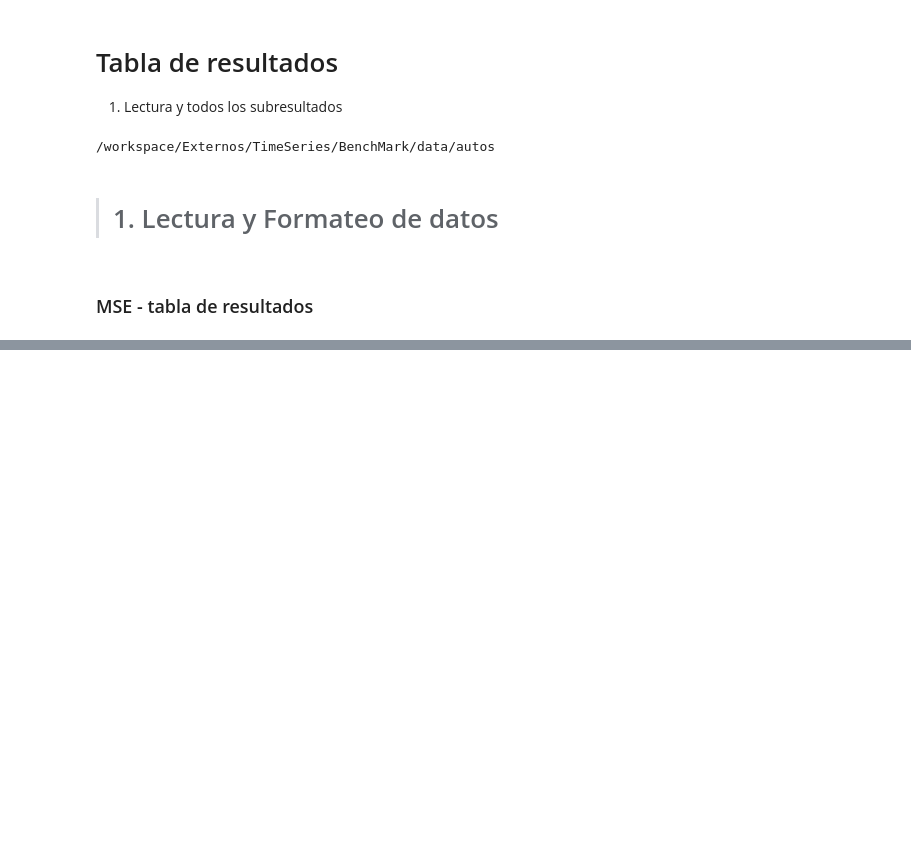
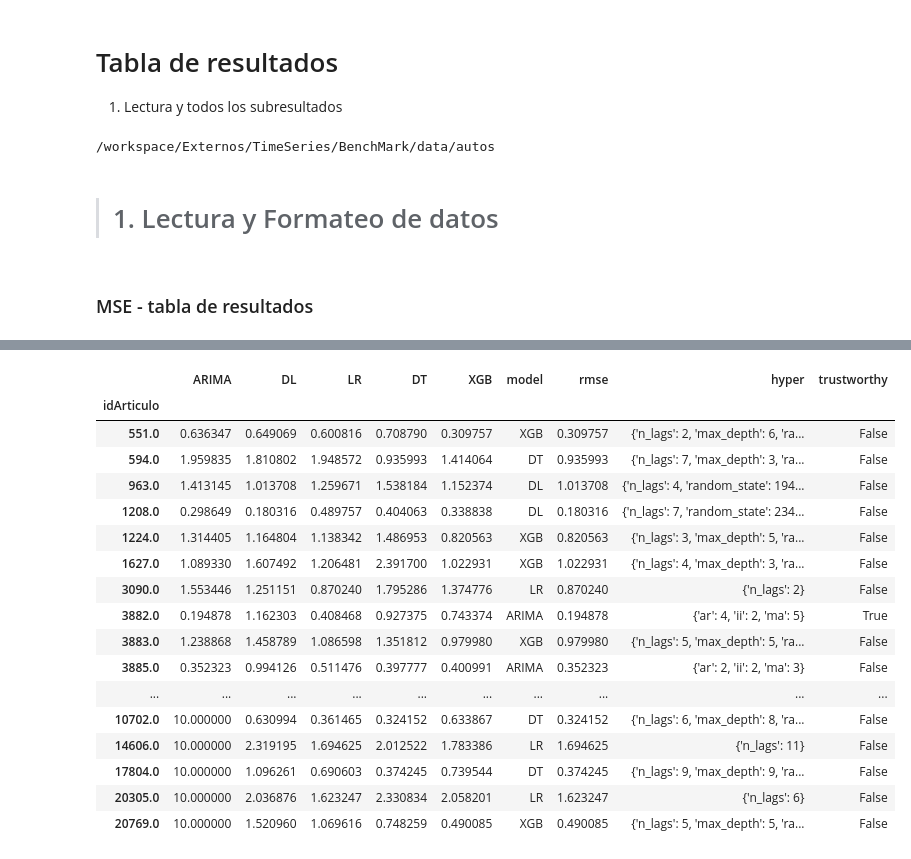
Before and after one commit to DavidCastilloAlvarado/timeseries_optimization, a Jupyter notebook: study_autos/resumen.ipynb, the cells around one changed output, grey strips where cells are left out. Saved outputs shown, nothing was run; the diff lists cells and outputs as text; code cells hidden in the pictures; blank space fills up the shorter version.

```diff
--- a/study_autos/resumen.ipynb
+++ b/study_autos/resumen.ipynb
@@ -104,0 +138,22 @@ data.style.background_gradient(cmap='Blues')
+# %%
+
+data
+# %% [output]
+|  | ARIMA | DL | LR | DT | XGB | model | rmse | hyper | trustworthy |
+| idArticulo |  |  |  |  |  |  |  |  |  |
+| 551.0 | 0.636347 | 0.649069 | 0.600816 | 0.708790 | 0.309757 | XGB | 0.309757 | {'n_lags': 2, 'max_depth': 6, 'ra... | False |
+| 594.0 | 1.959835 | 1.810802 | 1.948572 | 0.935993 | 1.414064 | DT | 0.935993 | {'n_lags': 7, 'max_depth': 3, 'ra... | False |
+| 963.0 | 1.413145 | 1.013708 | 1.259671 | 1.538184 | 1.152374 | DL | 1.013708 | {'n_lags': 4, 'random_state': 194... | False |
+| 1208.0 | 0.298649 | 0.180316 | 0.489757 | 0.404063 | 0.338838 | DL | 0.180316 | {'n_lags': 7, 'random_state': 234... | False |
+| 1224.0 | 1.314405 | 1.164804 | 1.138342 | 1.486953 | 0.820563 | XGB | 0.820563 | {'n_lags': 3, 'max_depth': 5, 'ra... | False |
+| 1627.0 | 1.089330 | 1.607492 | 1.206481 | 2.391700 | 1.022931 | XGB | 1.022931 | {'n_lags': 4, 'max_depth': 3, 'ra... | False |
+| 3090.0 | 1.553446 | 1.251151 | 0.870240 | 1.795286 | 1.374776 | LR | 0.870240 | {'n_lags': 2} | False |
+| 3882.0 | 0.194878 | 1.162303 | 0.408468 | 0.927375 | 0.743374 | ARIMA | 0.194878 | {'ar': 4, 'ii': 2, 'ma': 5} | True |
+| 3883.0 | 1.238868 | 1.458789 | 1.086598 | 1.351812 | 0.979980 | XGB | 0.979980 | {'n_lags': 5, 'max_depth': 5, 'ra... | False |
+| 3885.0 | 0.352323 | 0.994126 | 0.511476 | 0.397777 | 0.400991 | ARIMA | 0.352323 | {'ar': 2, 'ii': 2, 'ma': 3} | False |
+| ... | ... | ... | ... | ... | ... | ... | ... | ... | ... |
+| 10702.0 | 10.000000 | 0.630994 | 0.361465 | 0.324152 | 0.633867 | DT | 0.324152 | {'n_lags': 6, 'max_depth': 8, 'ra... | False |
+| 14606.0 | 10.000000 | 2.319195 | 1.694625 | 2.012522 | 1.783386 | LR | 1.694625 | {'n_lags': 11} | False |
+| 17804.0 | 10.000000 | 1.096261 | 0.690603 | 0.374245 | 0.739544 | DT | 0.374245 | {'n_lags': 9, 'max_depth': 9, 'ra... | False |
+| 20305.0 | 10.000000 | 2.036876 | 1.623247 | 2.330834 | 2.058201 | LR | 1.623247 | {'n_lags': 6} | False |
+| 20769.0 | 10.000000 | 1.520960 | 1.069616 | 0.748259 | 0.490085 | XGB | 0.490085 | {'n_lags': 5, 'max_depth': 5, 'ra... | False |
```
Also changed, not shown: parts of 6 cells of this notebook, 7 other files.
